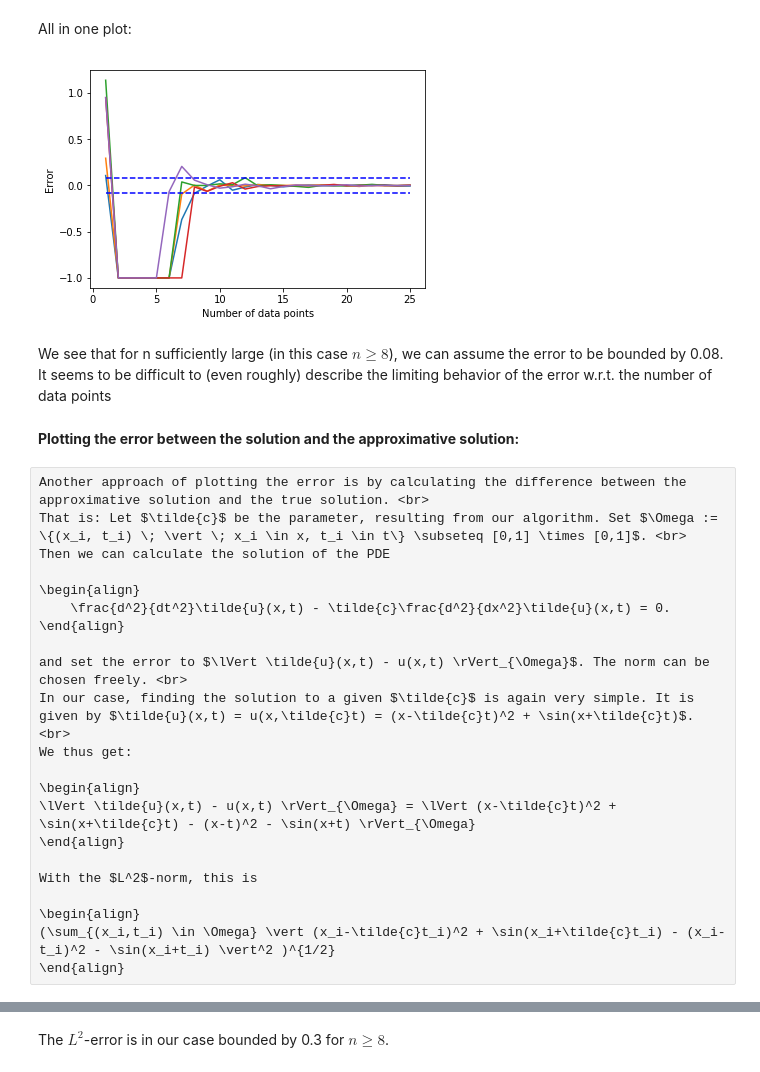
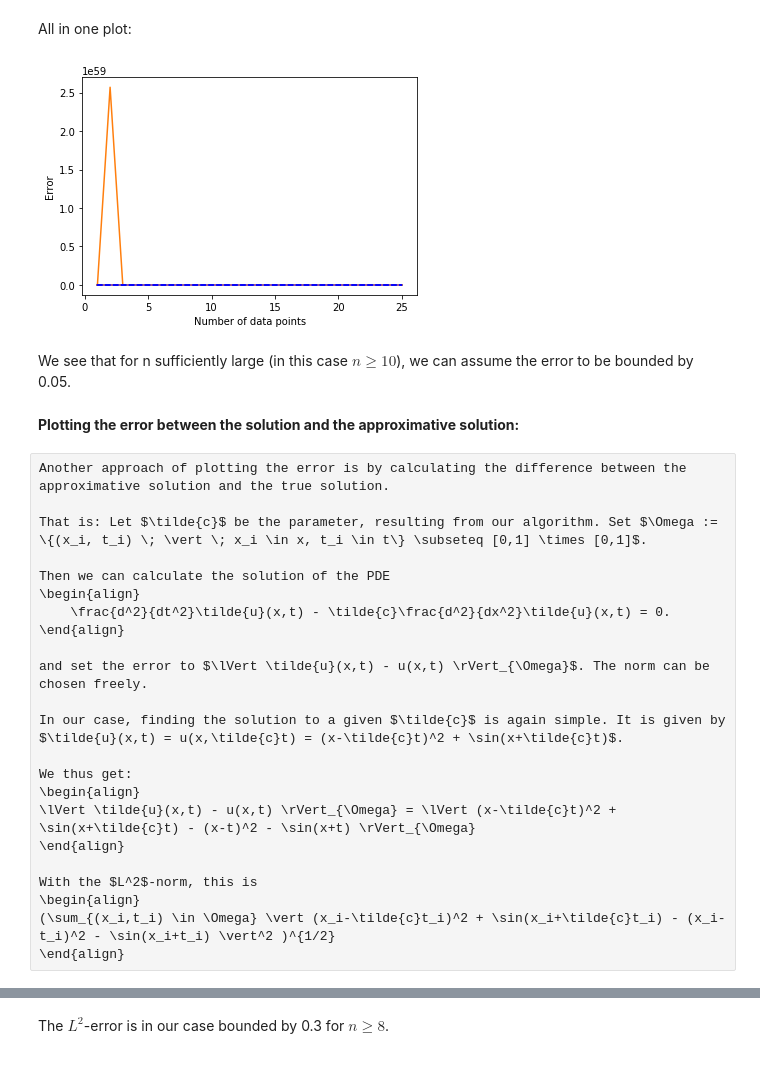
Before and after one commit to ratnania/mlhiphy, a Jupyter notebook: wave_equation/wave_eq_with_analysis.ipynb, the cells around one changed output, grey strips where cells are left out. Saved outputs shown, nothing was run; the diff lists cells and outputs as text; code cells hidden in the pictures.

```diff
--- a/wave_equation/wave_eq_with_analysis.ipynb
+++ b/wave_equation/wave_eq_with_analysis.ipynb
@@ -215,12 +213,3 @@ for k in range(5):
 **Plotting the error in our estimate for c:**
 # %% [markdown]
 The error is given by $| c_{estimate} - c_{true} |$
-# %%
-lin = np.linspace(1, res.shape[1], res.shape[1])
-ones = np.ones(res.shape[1])
-
-for i in range(res.shape[0]):       # This is the number of runs
-    plt.plot(lin, np.abs(res[i,:]) - ones)
-    plt.ylabel('Error')
-    plt.xlabel('Number of data points')
-    plt.show()
@@ -235,42 +238,40 @@ All in one plot:
 # %%
 lin = np.linspace(1, res.shape[1], res.shape[1])
 
 for i in range(res.shape[0]):
-    plt.plot(lin, np.abs(res[i,:]) - ones)
+    plt.plot(lin, np.abs(res[i,:] - ones))
     plt.ylabel('Error')
     plt.xlabel('Number of data points')
 
 est1 = np.repeat(0.08, len(lin))
 plt.plot(lin, est1, color='blue', linestyle='dashed')
-est2 = np.repeat(-0.08, len(lin))
-plt.plot(lin, est2, color='blue', linestyle='dashed')
 plt.show()
 # %% [output]
-[figure, old version]
+[figure, new version]
 # %% [markdown]
-We see that for n sufficiently large (in this case $n \geq 8$), we can assume the error to be bounded by 0.08. <br>
-It seems to be difficult to (even roughly) describe the limiting behavior of the error w.r.t. the number of data points
+We see that for n sufficiently large (in this case $n \geq 10$), we can assume the error to be bounded by 0.05.
 # %% [markdown]
 **Plotting the error between the solution and the approximative solution:**
 # %% [raw]
-Another approach of plotting the error is by calculating the difference between the approximative solution and the true solution. <br>
-That is: Let $\tilde{c}$ be the parameter, resulting from our algorithm. Set $\Omega := \{(x_i, t_i) \; \vert \; x_i \in x, t_i \in t\} \subseteq [0,1] \times [0,1]$. <br>
+Another approach of plotting the error is by calculating the difference between the approximative solution and the true solution.
+
+That is: Let $\tilde{c}$ be the parameter, resulting from our algorithm. Set $\Omega := \{(x_i, t_i) \; \vert \; x_i \in x, t_i \in t\} \subseteq [0,1] \times [0,1]$.
+
 Then we can calculate the solution of the PDE
-
 \begin{align}
     \frac{d^2}{dt^2}\tilde{u}(x,t) - \tilde{c}\frac{d^2}{dx^2}\tilde{u}(x,t) = 0.
 \end{align}
 
-and set the error to $\lVert \tilde{u}(x,t) - u(x,t) \rVert_{\Omega}$. The norm can be chosen freely. <br>
-In our case, finding the solution to a given $\tilde{c}$ is again very simple. It is given by $\tilde{u}(x,t) = u(x,\tilde{c}t) = (x-\tilde{c}t)^2 + \sin(x+\tilde{c}t)$. <br>
+and set the error to $\lVert \tilde{u}(x,t) - u(x,t) \rVert_{\Omega}$. The norm can be chosen freely.
+
+In our case, finding the solution to a given $\tilde{c}$ is again simple. It is given by $\tilde{u}(x,t) = u(x,\tilde{c}t) = (x-\tilde{c}t)^2 + \sin(x+\tilde{c}t)$.
+
 We thus get:
-
 \begin{align}
 \lVert \tilde{u}(x,t) - u(x,t) \rVert_{\Omega} = \lVert (x-\tilde{c}t)^2 + \sin(x+\tilde{c}t) - (x-t)^2 - \sin(x+t) \rVert_{\Omega}
 \end{align}
 
 With the $L^2$-norm, this is
-
 \begin{align}
 (\sum_{(x_i,t_i) \in \Omega} \vert (x_i-\tilde{c}t_i)^2 + \sin(x_i+\tilde{c}t_i) - (x_i-t_i)^2 - \sin(x_i+t_i) \vert^2 )^{1/2}
 \end{align}
```
Also changed, not shown: parts of 10 cells of this notebook.
